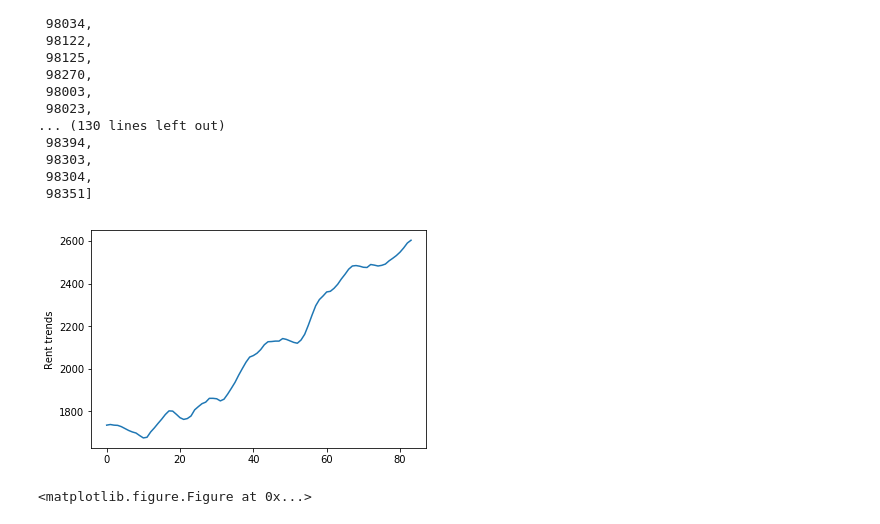
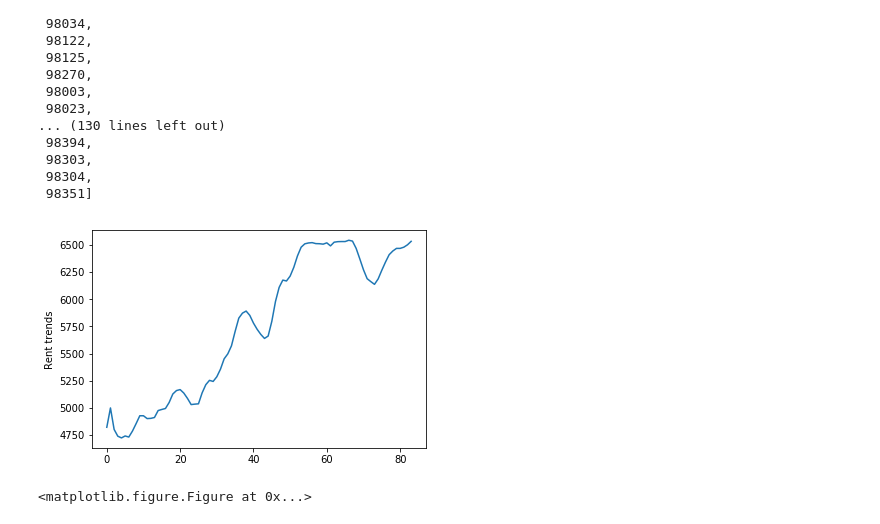
Before and after one commit to info370/project-dataseyance, a Jupyter notebook: Exploring Zillow Time Series.ipynb, the cells around one changed output. Saved outputs shown, nothing was run; the diff lists cells and outputs as text; code cells hidden in the pictures.

Commit message:
Added all rent and income plots

```diff
--- a/Exploring Zillow Time Series.ipynb
+++ b/Exploring Zillow Time Series.ipynb
@@ -64,24 +64,23 @@ all_zipcodes
 # %%
 # Make a time series chart for a single zipcode
 months = list(seattle_rent)[7:]
 months
 
-zipcode = 98102
+zipcode = 94010
 zipcode_rent = zillow_time_series.loc[zillow_time_series["RegionName"] == zipcode]
 zipcode_rent
 zipcode_time_series = zipcode_rent.iloc[:, 7:]
 
-# zipcode_time_series[months[0]]
 time_series_data = []
 for month in months:
     time_series_data.append(zipcode_time_series[month].values[0])
 
 plt.plot(time_series_data)
 plt.ylabel('Rent trends')
 plt.figure(figsize=(4000,100))
 plt.show()
 # %% [output]
-[figure, old version]
+[figure, new version]
 <matplotlib.figure.Figure at 0x...>
 # %%
 # # Make a time series chart for all zipcodes in Seattle.
```
Also changed, not shown: parts of 5 cells of this notebook, 2 other files.
